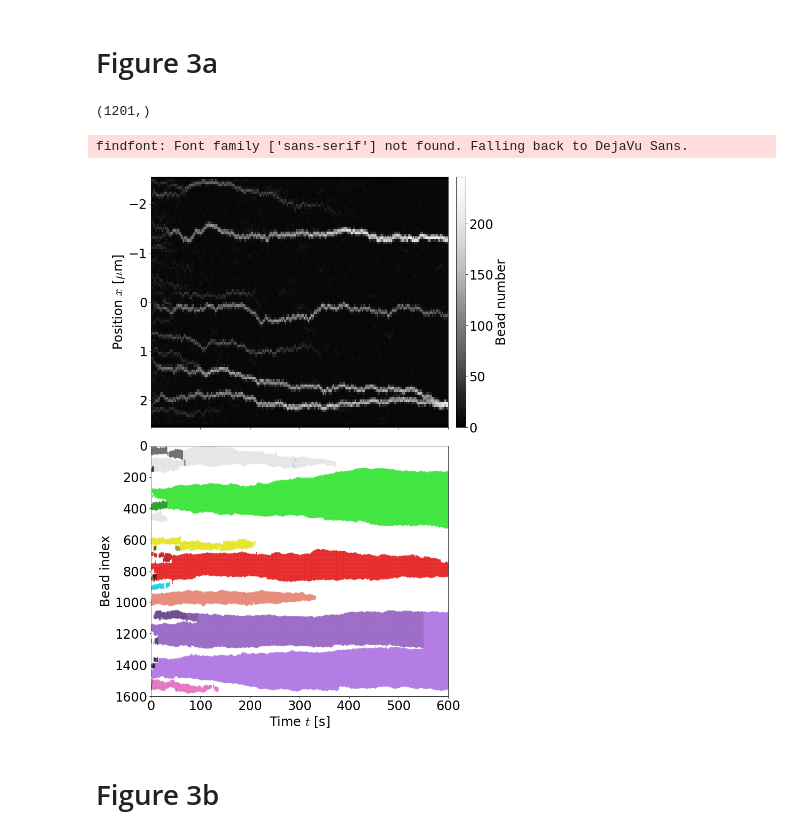
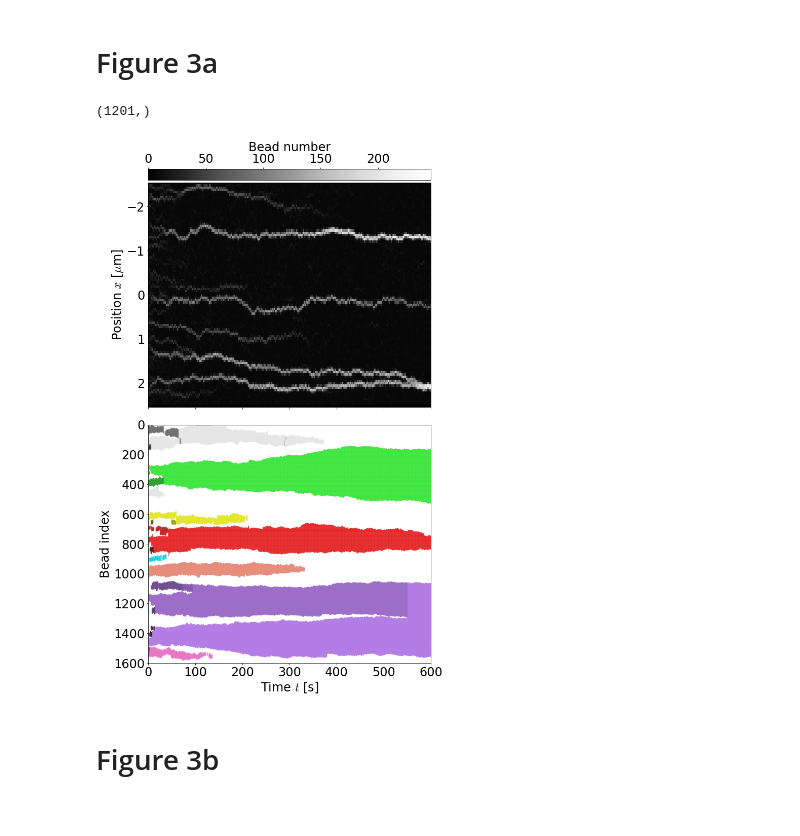
Before and after one commit to palladio11/aLENS_analysis, a Jupyter notebook: notebooks/chromatin_notebooks/Dyn_cond_figs/Figure3.ipynb, the cells around one changed output. Saved outputs shown, nothing was run; the diff lists cells and outputs as text; code cells hidden in the pictures.

```diff
--- a/notebooks/chromatin_notebooks/Dyn_cond_figs/Figure3.ipynb
+++ b/notebooks/chromatin_notebooks/Dyn_cond_figs/Figure3.ipynb
@@ -198,40 +198,44 @@ for tree, color in zip(trees, tableau10_colors):
     if len(tree.clusters) < tree_length:
         continue
     branch_roots = tree.get_branch_roots()
     base_color_hsv = mcolors.rgb_to_hsv(color)
     base_color_hsv[2] = .9
     color_step = .8 / len(branch_roots)
 
     for i, root in enumerate(branch_roots):
         branch_clusters = root.get_largest_branch()
         color_hsv = base_color_hsv.copy()
         color_hsv[2] = base_color_hsv[2] - (color_step*i)
         branch_color = mcolors.hsv_to_rgb(color_hsv)
 
         for clust in branch_clusters:
             _ = axarr[1].plot([clust.time]*len(clust.part_ids), clust.part_ids, color = branch_color, markersize= .2, marker='.', linestyle='None')
 
 _ = axarr[1].set_ylim(0, 1600)
 _ = axarr[1].invert_yaxis()
 _ = axarr[1].set_xlim(0, time_arr[-1])
 _ = axarr[1].set_ylabel("Bead index")
 _ = axarr[1].set_xlabel("Time $t$ [s]")
 
 
 
 fig.tight_layout()
-plot1_pos = axarr[0].get_position()
-cb_pos = [plot1_pos.x0+plot1_pos.width + .02, plot1_pos.y0, .025, plot1_pos.height]
-cax1 = fig.add_axes(cb_pos)
+cax0 = make_axes_locatable(axarr[0]).append_axes("top", size="5%", pad=0.06)
 
-cb2 = fig.colorbar(mpl.cm.ScalarMappable(norm=mpl.colors.Normalize(vmin=0, vmax=max_color_bar), cmap='Greys_r'),
-                   cax = cax1, pad=0.1, label='Bead number' )
+## Side colorbar
+# plot1_pos = axarr[0].get_position()
+# cb_pos = [plot1_pos.x0+plot1_pos.width + .02, plot1_pos.y0, .025, plot1_pos.height]
+# cax1 = fig.add_axes(cb_pos)
+
+cb0 = fig.colorbar(mpl.cm.ScalarMappable(norm=mpl.colors.Normalize(vmin=0, vmax=max_color_bar), cmap='Greys_r'), orientation='horizontal',
+                   cax = cax0, pad=0.1, label='Bead number' )
+cb0.ax.xaxis.set_ticks_position('top')
+cb0.ax.xaxis.set_label_position('top')
 
 fig.savefig( 'Figure3/kymograph_tracking.png', dpi=600, bbox_inches='tight')
 # %% [output]
 (1201,)
-findfont: Font family ['sans-serif'] not found. Falling back to DejaVu Sans.
-[figure, old version]
+[figure, new version]
 # %% [markdown]
 # Figure 3b
 # %% [markdown]
```
Also changed, not shown: parts of 4 cells of this notebook, 8 other files.
